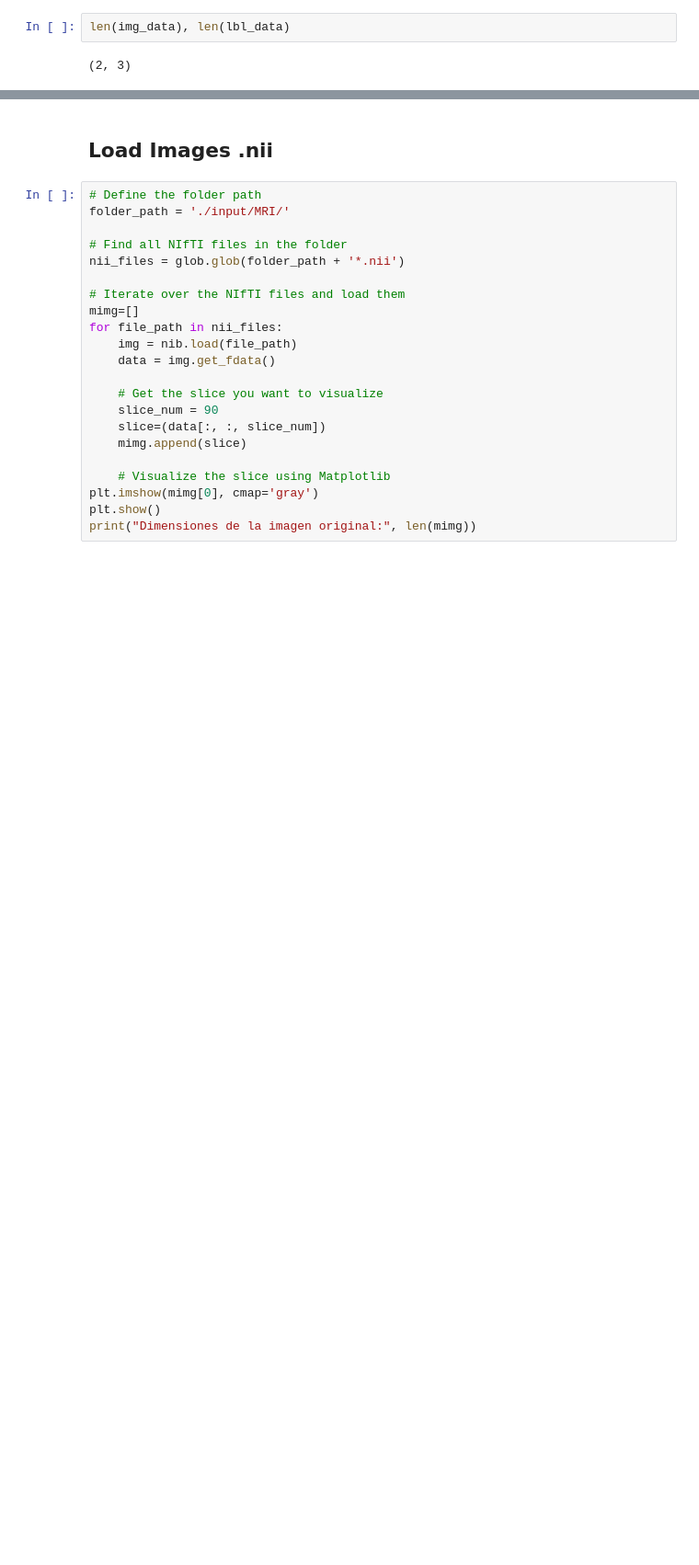
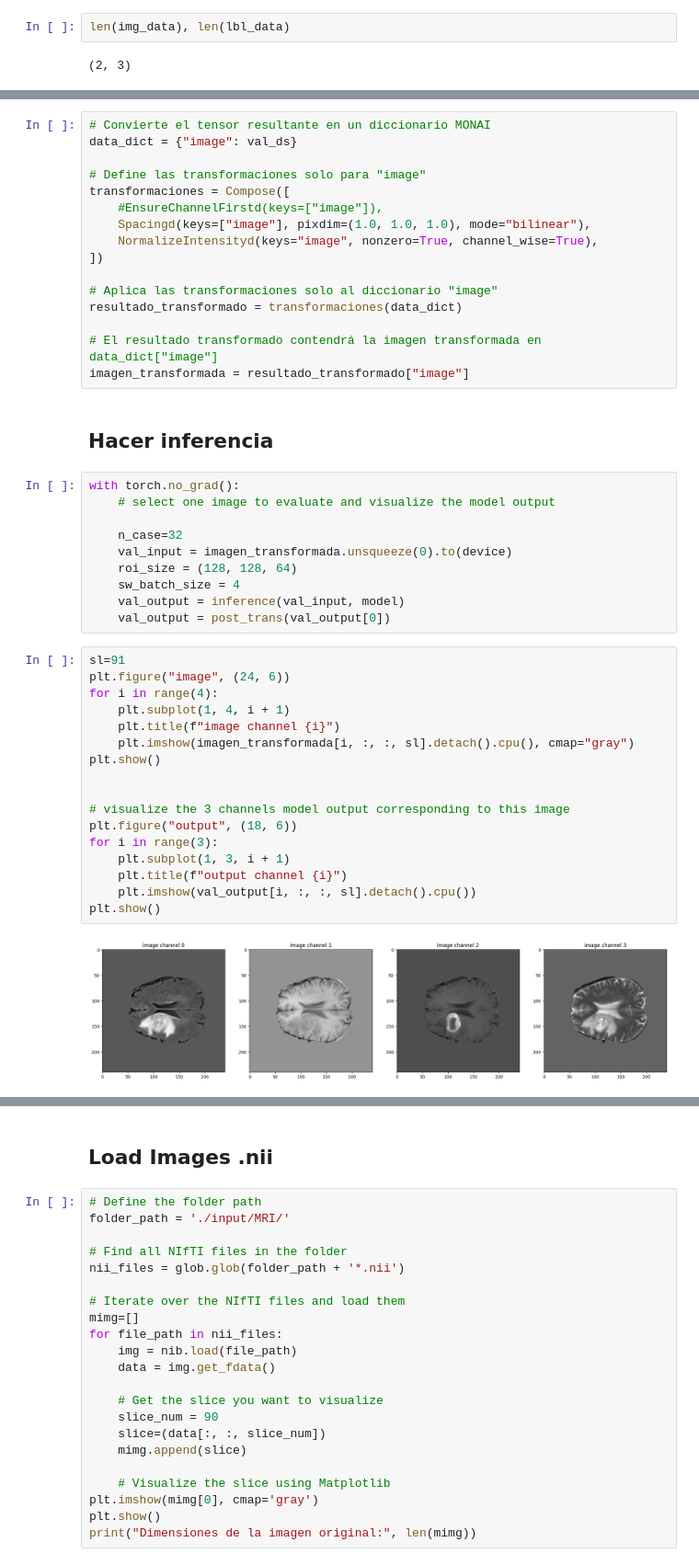
Before and after one commit to amulet1989/MS-Former, a Jupyter notebook: MSFormer.ipynb, the cells around one changed output, grey strips where cells are left out. Shown: that part at 92% size. Drawn from its saved outputs; the diff is of its cells as text; blank space fills up the shorter version.

```diff
--- a/MSFormer.ipynb
+++ b/MSFormer.ipynb
@@ -60,0 +224,47 @@ len(img_data), len(lbl_data)
+# %%
+# Convierte el tensor resultante en un diccionario MONAI
+data_dict = {"image": val_ds}
+
+# Define las transformaciones solo para "image"
+transformaciones = Compose([
+    #EnsureChannelFirstd(keys=["image"]),
+    Spacingd(keys=["image"], pixdim=(1.0, 1.0, 1.0), mode="bilinear"),
+    NormalizeIntensityd(keys="image", nonzero=True, channel_wise=True),
+])
+
+# Aplica las transformaciones solo al diccionario "image"
+resultado_transformado = transformaciones(data_dict)
+
+# El resultado transformado contendrá la imagen transformada en data_dict["image"]
+imagen_transformada = resultado_transformado["image"]
+# %% [markdown]
+## Hacer inferencia
+# %%
+with torch.no_grad():
+    # select one image to evaluate and visualize the model output
+
+    n_case=32
+    val_input = imagen_transformada.unsqueeze(0).to(device)
+    roi_size = (128, 128, 64)
+    sw_batch_size = 4
+    val_output = inference(val_input, model)
+    val_output = post_trans(val_output[0])
+# %%
+sl=91
+plt.figure("image", (24, 6))
+for i in range(4):
+    plt.subplot(1, 4, i + 1)
+    plt.title(f"image channel {i}")
+    plt.imshow(imagen_transformada[i, :, :, sl].detach().cpu(), cmap="gray")
+plt.show()
+
+
+# visualize the 3 channels model output corresponding to this image
+plt.figure("output", (18, 6))
+for i in range(3):
+    plt.subplot(1, 3, i + 1)
+    plt.title(f"output channel {i}")
+    plt.imshow(val_output[i, :, :, sl].detach().cpu())
+plt.show()
+# %% [output]
+[figure, added]
```
Also changed, not shown: parts of 8 cells of this notebook, 2 other files.
